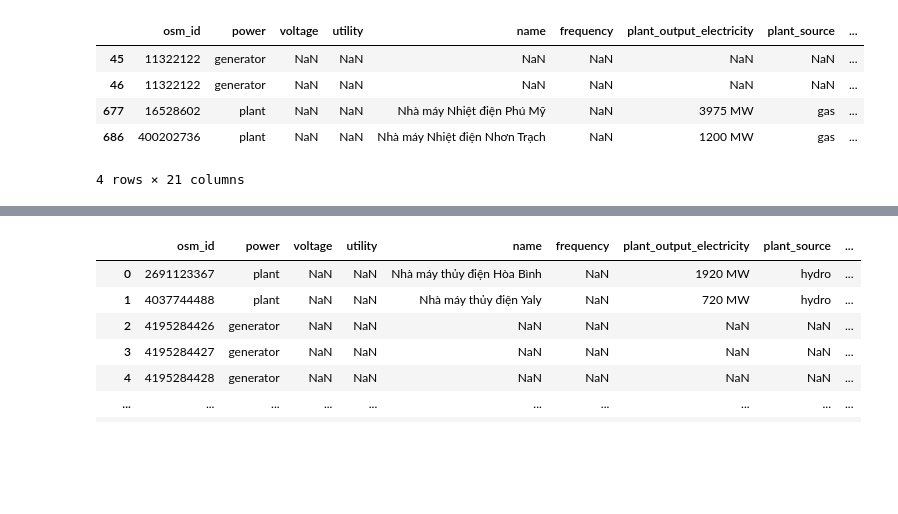
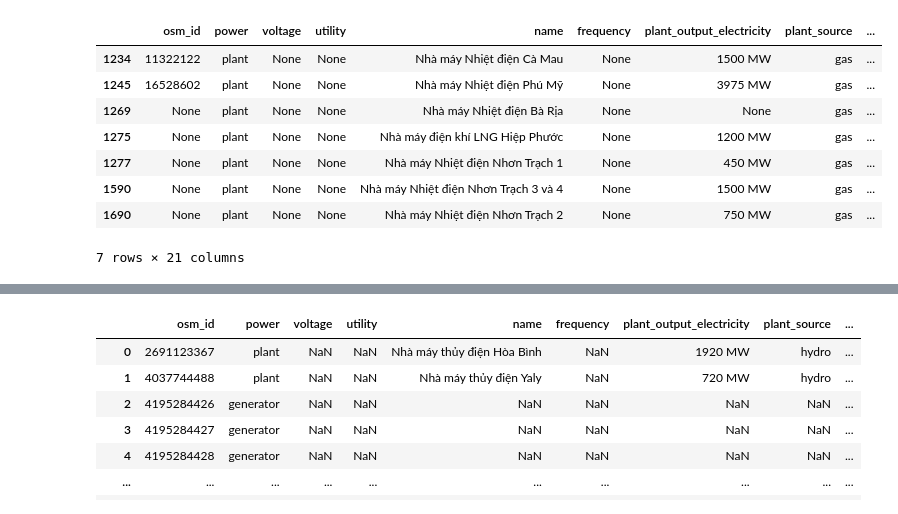
Before and after one commit to Mengqi-Ye/PowerFlowCascade, a Jupyter notebook: notebooks/2_electricity_generation_distribution.ipynb, the cells around one changed output, grey strips where cells are left out. Drawn from its saved outputs; the diff is of its cells as text; code cells hidden in the pictures; blank space fills up the shorter version.

```diff
--- a/notebooks/2_electricity_generation_distribution.ipynb
+++ b/notebooks/2_electricity_generation_distribution.ipynb
@@ -105,13 +82,16 @@ Unique energy sources: ['hydro' 'coal' 'wind' 'biofuel' 'diesel' 'biogas' 'gas'
 # %%
-gas_no_capacity = gens_gdf[(gens_gdf['energy_source'] == 'gas')] # & (gens_gdf['installed_capacity'].isna())]
-gas_no_capacity
+# gas_no_capacity = gens_gdf[(gens_gdf['energy_source'] == 'gas')] # & (gens_gdf['installed_capacity'].isna())]
+# gas_no_capacity
 # %% [output]
 |  | osm_id | power | voltage | utility | name | frequency | plant_output_electricity | plant_source | ... |
-| 45 | 11322122 | generator | NaN | NaN | NaN | NaN | NaN | NaN | ... |
-| 46 | 11322122 | generator | NaN | NaN | NaN | NaN | NaN | NaN | ... |
-| 677 | 16528602 | plant | NaN | NaN | Nhà máy Nhiệt điện Phú Mỹ | NaN | 3975 MW | gas | ... |
-| 686 | 400202736 | plant | NaN | NaN | Nhà máy Nhiệt điện Nhơn Trạch | NaN | 1200 MW | gas | ... |
+| 1234 | 11322122 | plant | None | None | Nhà máy Nhiệt điện Cà Mau | None | 1500 MW | gas | ... |
+| 1245 | 16528602 | plant | None | None | Nhà máy Nhiệt điện Phú Mỹ | None | 3975 MW | gas | ... |
+| 1269 | None | plant | None | None | Nhà máy Nhiệt điện Bà Rịa | None | None | gas | ... |
+| 1275 | None | plant | None | None | Nhà máy điện khí LNG Hiệp Phước | None | 1200 MW | gas | ... |
+| 1277 | None | plant | None | None | Nhà máy Nhiệt điện Nhơn Trạch 1 | None | 450 MW | gas | ... |
+| 1590 | None | plant | None | None | Nhà máy Nhiệt điện Nhơn Trạch 3 và 4 | None | 1500 MW | gas | ... |
+| 1690 | None | plant | None | None | Nhà máy Nhiệt điện Nhơn Trạch 2 | None | 750 MW | gas | ... |
-4 rows × 21 columns
+7 rows × 21 columns
 # %%
 # 1. Count the number of rows per 'energy_source'
 energy_source_counts = gens_gdf.groupby("energy_source").size()
```
Also changed, not shown: parts of 38 cells of this notebook, 6 other files.
